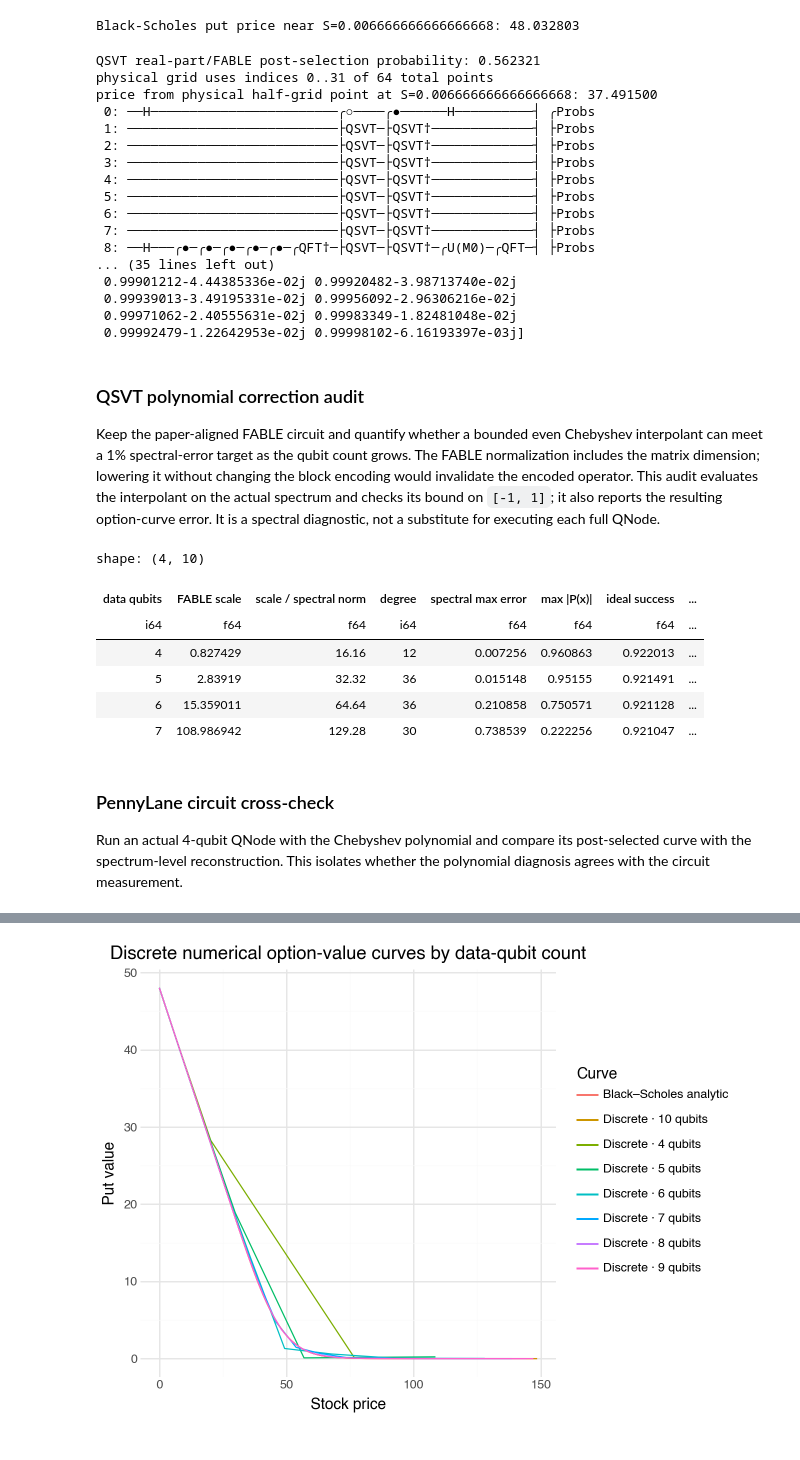
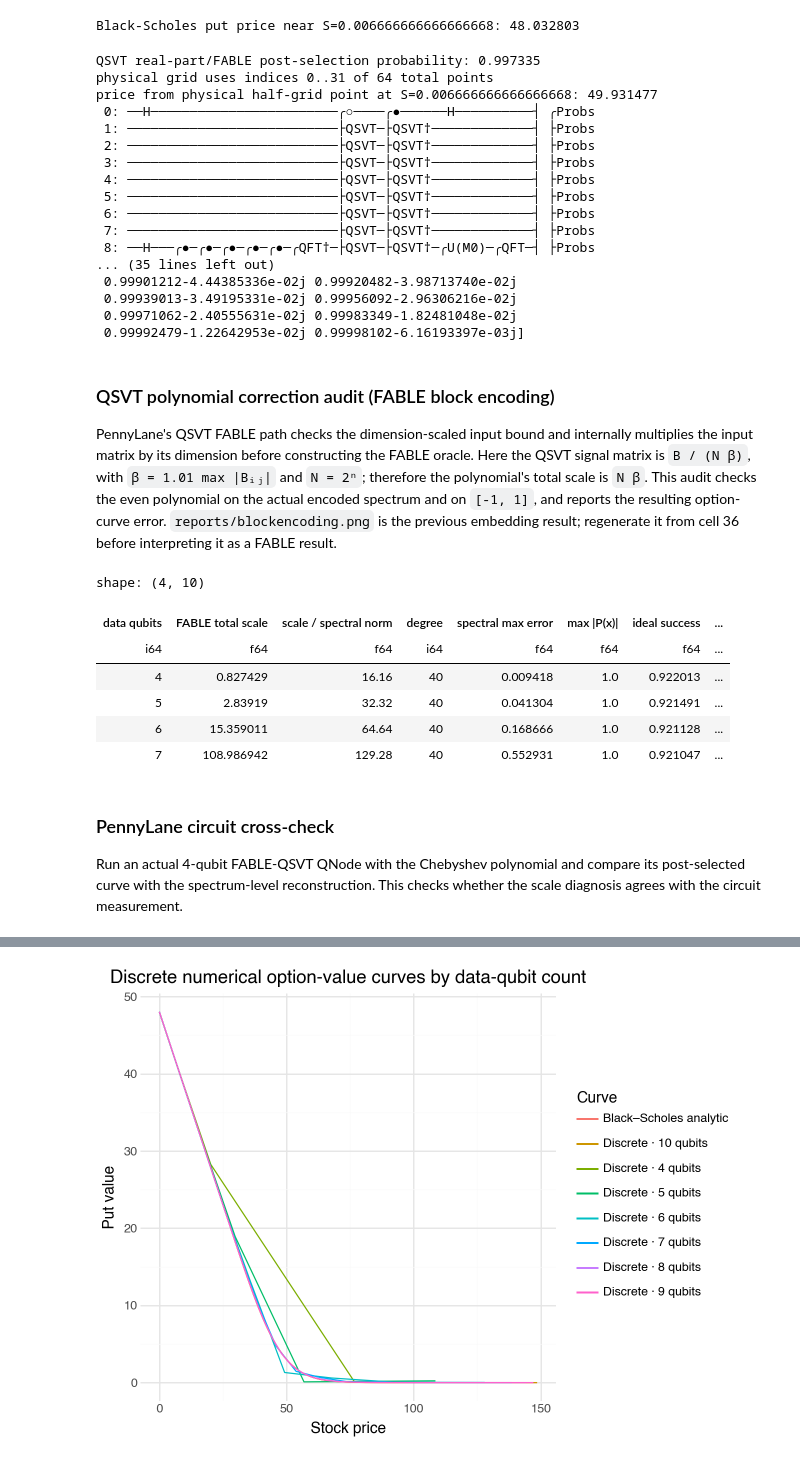
Before and after one commit to elevenwang-creator/Quantum-computing, a Jupyter notebook: HamiltonianSimulation.ipynb, the cells around one changed output, grey strips where cells are left out. Drawn from its saved outputs; the diff is of its cells as text; code cells hidden in the pictures.

```diff
--- a/HamiltonianSimulation.ipynb
+++ b/HamiltonianSimulation.ipynb
@@ -510,6 +488,12 @@ relative Frobenius error:   6.302487e-05
 #print(jnp.equal(coeff **2, prob))
 # %% [markdown]
 # Paper-aligned Hamiltonian simulation
+# %%
+def black_scholes_put_price(spot, strike, rate, volatility, maturity):
+    sqrt_maturity = jnp.sqrt(maturity)
+    d1 = (jnp.log(spot / strike) + (rate + 0.5 * volatility**2) * maturity) / (volatility * sqrt_maturity)
+    d2 = d1 - volatility * sqrt_maturity
+    return strike * jnp.exp(-rate * maturity) * jax.scipy.stats.norm.cdf(-d2) - spot * jax.scipy.stats.norm.cdf(-d1)
 # %%
 # III. Paper-aligned Hamiltonian simulation and ancilla post-selection
 config = BlackScholesConfig(n_qubits=6, s_max=s_max, strike=K, rate=r, volatility=sigma, maturity=T)
@@ -538,7 +520,7 @@ print(f"Black-Scholes put price near S={spot}: {put_price:.6f}")
 Black-Scholes put price near S=0.006666666666666668: 48.032803
 # %%
 # Positive-momentum convention: payoff → inverse QFT → H-control / QSVT-vs-conjugate / H-control → drift → QFT; post-select final control measurement 0 and FABLE ancillas 0 to select (U + U†)/2.
-qnode = simulator.pennylane_qnode(time=T, shots=None, qsvt_degree=36)
+qnode = simulator.pennylane_qnode(time=T, shots=None, qsvt_degree=40)
 probabilities = qnode()
 quantum_result = simulator.price_from_pennylane_probabilities(probabilities, spot=spot, time=T)
 print(f"QSVT real-part/FABLE post-selection probability: {quantum_result.success_probability:.6f}")
@@ -546,9 +528,9 @@ print(f"physical grid uses indices 0..{simulator.size // 2 - 1} of {simulator.si
 print(f"price from physical half-grid point at S={spot}: {quantum_result.price:.6f}")
 print(qp.draw(qnode)())
 # %% [output]
-QSVT real-part/FABLE post-selection probability: 0.562321
+QSVT real-part/FABLE post-selection probability: 0.997335
 physical grid uses indices 0..31 of 64 total points
-price from physical half-grid point at S=0.006666666666666668: 37.491500
+price from physical half-grid point at S=0.006666666666666668: 49.931477
  0: ──H────────────────────────╭○────╭●──────H──────────┤ ╭Probs
  1: ───────────────────────────├QSVT─├QSVT†─────────────┤ ├Probs
  2: ───────────────────────────├QSVT─├QSVT†─────────────┤ ├Probs
@@ -564,17 +546,16 @@ price from physical half-grid point at S=0.006666666666666668: 37.491500
  0.99971062-2.40555631e-02j 0.99983349-1.82481048e-02j
  0.99992479-1.22642953e-02j 0.99998102-6.16193397e-03j]
 # %% [markdown]
-### QSVT polynomial correction audit
+### QSVT polynomial correction audit (FABLE block encoding)
 
-Keep the paper-aligned FABLE circuit and quantify whether a bounded even Chebyshev interpolant can meet a 1% spectral-error target as the qubit count grows. The FABLE normalization includes the matrix dimension; lowering it without changing the block encoding would invalidate the encoded operator. This audit evaluates the interpolant on the actual spectrum and checks its bound on `[-1, 1]`; it also reports the resulting option-curve error. It is a spectral diagnostic, not a substitute for executing each full QNode.
+PennyLane's QSVT FABLE path checks the dimension-scaled input bound and internally multiplies the input matrix by its dimension before constructing the FABLE oracle. Here the QSVT signal matrix is `B / (N β)`, with `β = 1.01 max |Bᵢⱼ|` and `N = 2ⁿ`; therefore the polynomial's total scale is `N β`. This audit checks the even polynomial on the actual encoded spectrum and on `[-1, 1]`, and reports the resulting option-curve error. `reports/blockencoding.png` is the previous embedding result; regenerate it from cell 36 before interpreting it as a FABLE result.
 # %%
 # Adaptive degree search with explicit QSVT admissibility and pricing diagnostics.
 
 fit_tolerance = 1e-2
-max_qsvt_degree = 36  # stay within the numerically verified power-basis range
+max_qsvt_degree = 40  # match the degree used in the multi-bit FABLE curve
 bound_grid = np.linspace(-1.0, 1.0, 4001)
 audit_rows = []
-
 for data_qubits in range(4, 8):
     audit_simulator = BlackScholesSimulator(BlackScholesConfig(
         n_qubits=data_qubits, s_max=s_max, strike=K, rate=r, volatility=sigma, maturity=T
@@ -584,9 +565,8 @@ for data_qubits in range(4, 8):
     momentum = audit_simulator.momentum_eigenvalues
     drift_rate = r - 0.5 * sigma**2
     drift = np.exp(1j * T * drift_rate * momentum)
-    exact_curve = np.sqrt(audit_simulator.normalization) * np.abs(
-        audit_simulator.selected_state(T)[:audit_simulator.size // 2]
-    )
+    stock_grid = np.asarray(audit_simulator.stock_grid[:audit_simulator.size // 2], dtype=np.float64)
+    exact_value = np.asarray(black_scholes_put_price(stock_grid, K, r, sigma, T), dtype=np.float64)
     candidates = []
     for degree in range(2, max_qsvt_degree + 1, 2):
         polynomial = audit_simulator._qsvt_polynomial(T, degree=degree)
@@ -602,45 +582,45 @@ for data_qubits in range(4, 8):
         approximate_curve = np.sqrt(audit_simulator.normalization) * np.abs(
             evolved[:audit_simulator.size // 2]
         )
         candidates.append({
             'degree': degree,
             'spectral_error': spectral_error,
             'polynomial_bound': polynomial_bound,
             'success_probability': approximate_success,
-            'price_curve_max_error': float(np.max(np.abs(approximate_curve - exact_curve))),
+            'price_curve_max_error': float(np.max(np.abs(approximate_curve - exact_value))),
         })
     admissible = [row for row in candidates if row['polynomial_bound'] <= 1.000001]
     passing = [row for row in admissible if row['spectral_error'] <= fit_tolerance]
     chosen = passing[0] if passing else (min(admissible, key=lambda row: row['spectral_error']) if admissible else candidates[-1])
     audit_rows.append({
         'data qubits': data_qubits,
-        'FABLE scale': audit_simulator._fable_scale(),
+        'FABLE total scale': audit_simulator._fable_scale(),
         'scale / spectral norm': audit_simulator._fable_scale() / np.max(np.abs(
             0.5 * sigma**2 * momentum**2 + r
         )),
         'degree': chosen['degree'],
         'spectral max error': chosen['spectral_error'],
         'max |P(x)|': chosen['polynomial_bound'],
         'ideal success': float(np.vdot(audit_simulator.selected_state(T), audit_simulator.selected_state(T)).real),
         'polynomial success': chosen['success_probability'],
         'price-curve max error': chosen['price_curve_max_error'],
         '1% target': 'pass' if passing else 'not reached',
     })
 
 fable_audit_df = pl.DataFrame(audit_rows)
 fable_audit_df
 # %% [output]
 shape: (4, 10)
-| data qubits | FABLE scale | scale / spectral norm | degree | spectral max error | max |P(x)| | ideal success | ... |
+| data qubits | FABLE total scale | scale / spectral norm | degree | spectral max error | max |P(x)| | ideal success | ... |
 | i64 | f64 | f64 | i64 | f64 | f64 | f64 | ... |
-| 4 | 0.827429 | 16.16 | 12 | 0.007256 | 0.960863 | 0.922013 | ... |
-| 5 | 2.83919 | 32.32 | 36 | 0.015148 | 0.95155 | 0.921491 | ... |
-| 6 | 15.359011 | 64.64 | 36 | 0.210858 | 0.750571 | 0.921128 | ... |
-| 7 | 108.986942 | 129.28 | 30 | 0.738539 | 0.222256 | 0.921047 | ... |
+| 4 | 0.827429 | 16.16 | 40 | 0.009418 | 1.0 | 0.922013 | ... |
+| 5 | 2.83919 | 32.32 | 40 | 0.041304 | 1.0 | 0.921491 | ... |
+| 6 | 15.359011 | 64.64 | 40 | 0.168666 | 1.0 | 0.921128 | ... |
+| 7 | 108.986942 | 129.28 | 40 | 0.552931 | 1.0 | 0.921047 | ... |
 # %% [markdown]
 ### PennyLane circuit cross-check
 
-Run an actual 4-qubit QNode with the Chebyshev polynomial and compare its post-selected curve with the spectrum-level reconstruction. This isolates whether the polynomial diagnosis agrees with the circuit measurement.
+Run an actual 4-qubit FABLE-QSVT QNode with the Chebyshev polynomial and compare its post-selected curve with the spectrum-level reconstruction. This checks whether the scale diagnosis agrees with the circuit measurement.
 # %%
 audit_qubits = 4
 audit_degree = 12
```
Also changed, not shown: parts of 10 cells of this notebook, 3 other files.
